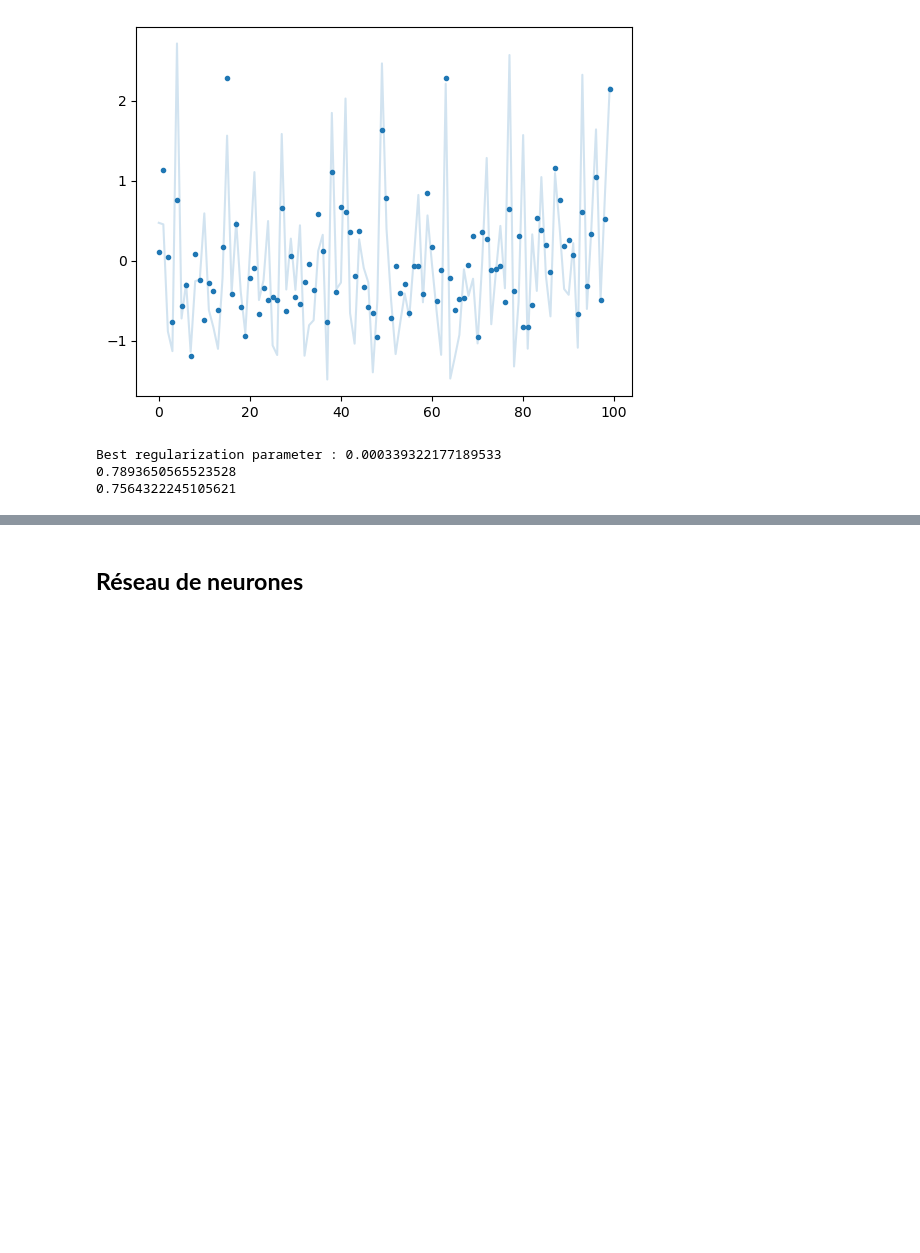
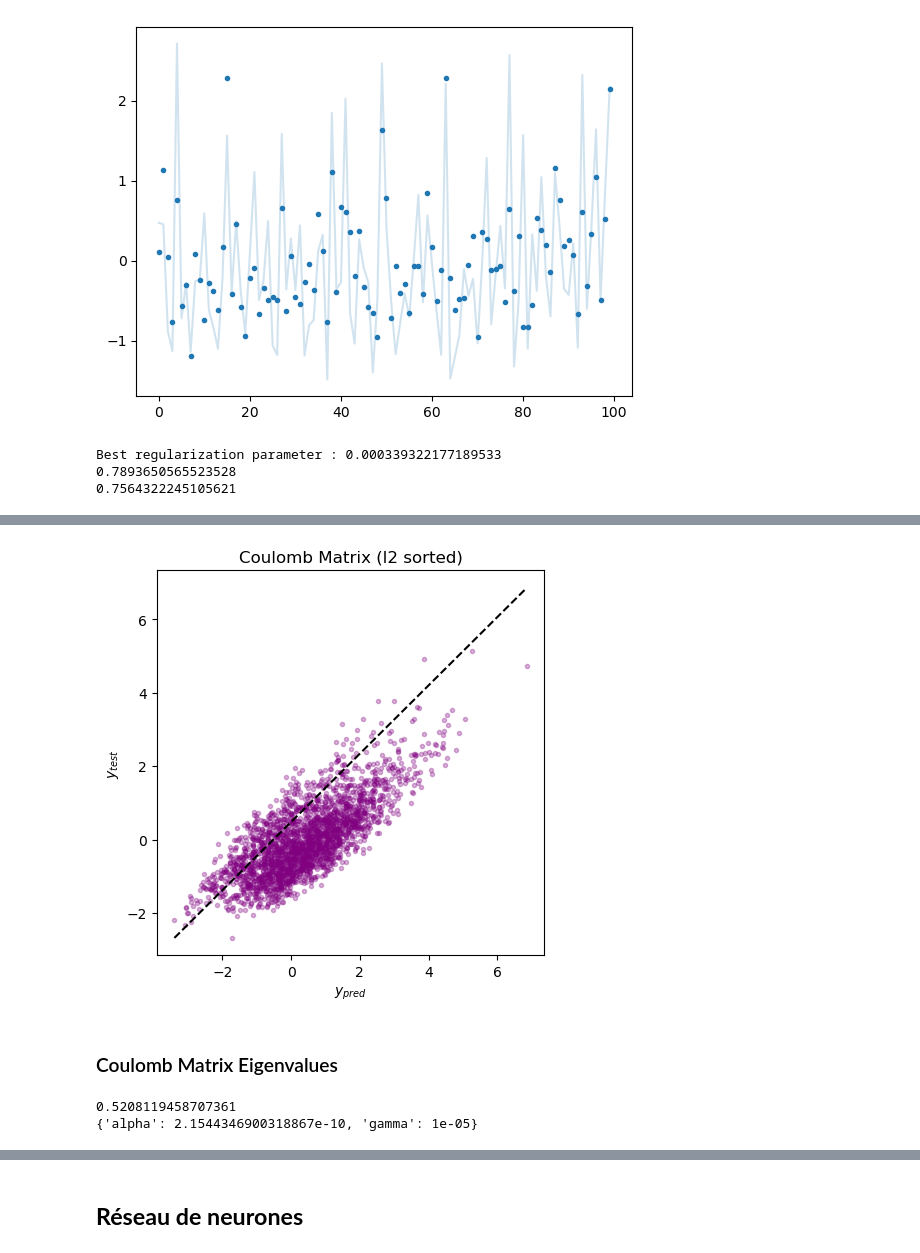
Before and after one commit to LoanRenaud/zundel, a Jupyter notebook: Zundel_Ion.ipynb, the cells around one changed output, grey strips where cells are left out. Saved outputs shown, nothing was run; the diff lists cells and outputs as text; code cells hidden in the pictures; blank space fills up the shorter version.

```diff
--- a/Zundel_Ion.ipynb
+++ b/Zundel_Ion.ipynb
@@ -593,8 +580,0 @@ ValueError: Found array with dim 3. Estimator expected <= 2.
-# %%
-krr=KernelRidge(kernel='rbf', gamma=0.0316, alpha=1e-8)
-krr.fit(X_train, y_train)
-
-y_pred_test_krr=krr.predict(X_test)
-
-mse_test=mean_squared_error(np.array(y_test), y_pred_test_krr)
-print(mse_test)
@@ -624,0 +608,27 @@ Best param KRR : [0.35938137]
+# %%
+fig=plt.figure(figsize=(5,5))
+y_pred_test_krr_cm=krrcm.predict(X_test_CM_red)
+plt.scatter(y_pred_test_krr_cm,  y_test, marker='.', color='purple',alpha=0.3)
+plt.xlabel('$y_{pred}$')
+plt.ylabel('$y_{test}$')
+plt.title("Coulomb Matrix (l2 sorted)")
+plt.plot([np.min(y_pred_test_krr_cm), np.max(y_pred_test_krr_cm)],[np.min(y_test), np.max(y_pred_test_krr_cm)], color='black', linestyle='--')
+plt.show()
+# %% [output]
+[figure, added]
+# %% [markdown]
+### Coulomb Matrix Eigenvalues ###
+# %%
+krrcmeig = GridSearchCV(KernelRidge(kernel='rbf', gamma=0.1), cv=5,param_grid={"alpha": np.logspace(-10, -9,4),
+                                                                          "gamma": np.logspace(-5, -4,4)})
+krrcmeig.fit(X_train_CMe_red, y_train)
+
+y_pred_test_krr_cmeig=krrcmeig.predict(X_test_CMe_red)
+
+mse_test_cmeig=mean_squared_error(np.array(y_test), y_pred_test_krr_cmeig)
+b_params_cmeig=krrcmeig.best_params_
+print(mse_test_cmeig)
+print(b_params_cmeig)
+# %% [output]
+0.5208119458707361
+{'alpha': 2.1544346900318867e-10, 'gamma': 1e-05}
```
Also changed, not shown: parts of 25 cells of this notebook.
